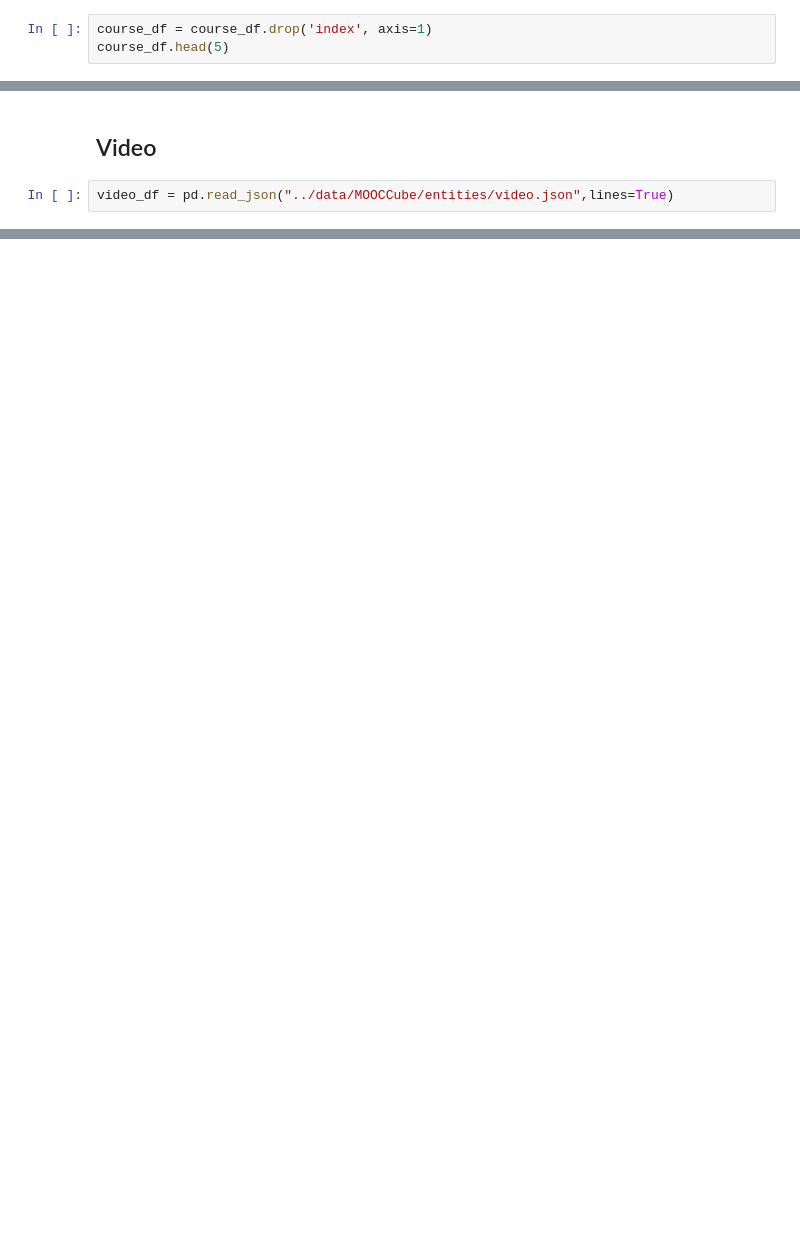
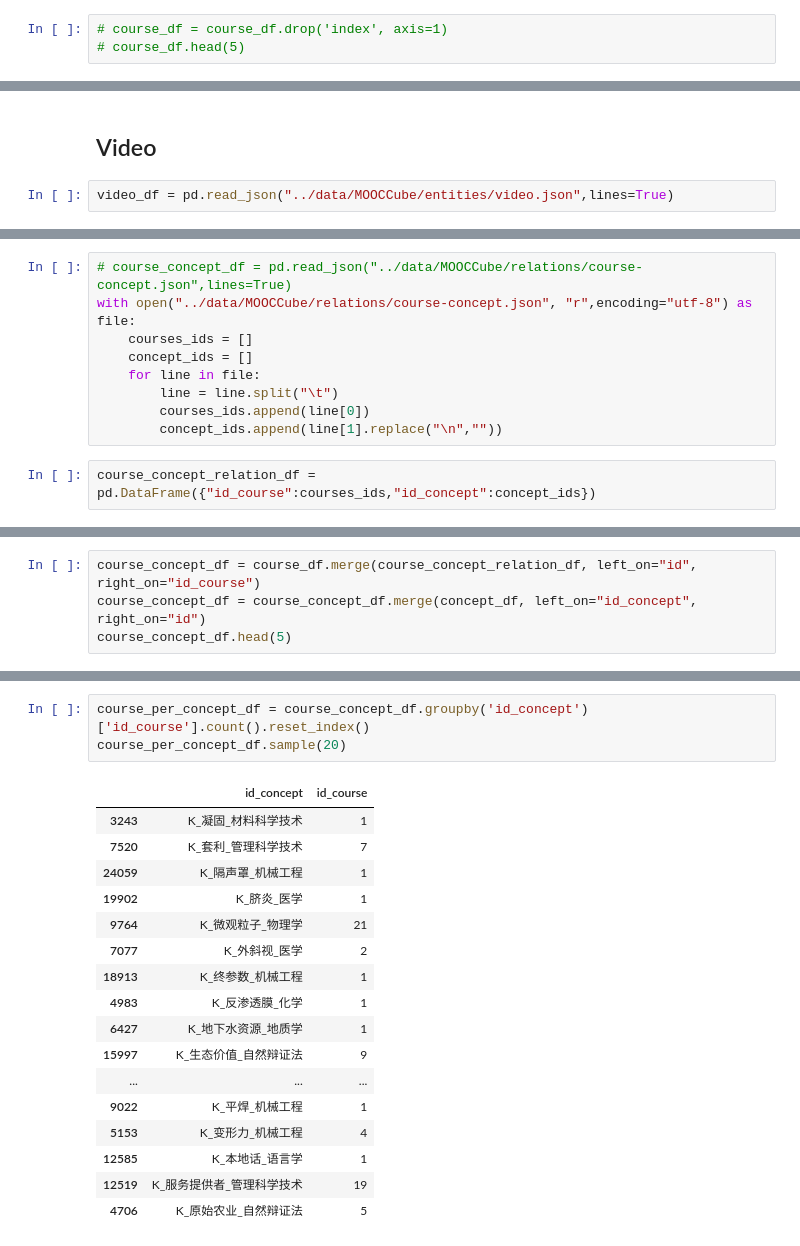
Before and after one commit to SantiagoPardo726/Tesis, a Jupyter notebook: notebooks/MOOCCubeExploration.ipynb, the cells around one changed output, grey strips where cells are left out. Cells and saved outputs as stored; diff of their text form; blank space fills up the shorter version.

```diff
--- a/notebooks/MOOCCubeExploration.ipynb
+++ b/notebooks/MOOCCubeExploration.ipynb
@@ -78,3 +71,3 @@ course_df.head(5)
 # %%
-course_df = course_df.drop('index', axis=1)
-course_df.head(5)
+# course_df = course_df.drop('index', axis=1)
+# course_df.head(5)
@@ -172,0 +161,11 @@ video_df.sample(5)
+# %%
+# course_concept_df = pd.read_json("../data/MOOCCube/relations/course-concept.json",lines=True)
+with open("../data/MOOCCube/relations/course-concept.json", "r",encoding="utf-8") as file:
+    courses_ids = []
+    concept_ids = []
+    for line in file:
+        line = line.split("\t")
+        courses_ids.append(line[0])
+        concept_ids.append(line[1].replace("\n",""))
+# %%
+course_concept_relation_df = pd.DataFrame({"id_course":courses_ids,"id_concept":concept_ids})
@@ -172,0 +181,4 @@ video_df.sample(5)
+# %%
+course_concept_df = course_df.merge(course_concept_relation_df, left_on="id", right_on="id_course")
+course_concept_df = course_concept_df.merge(concept_df, left_on="id_concept", right_on="id")
+course_concept_df.head(5)
@@ -172,0 +202,21 @@ video_df.sample(5)
+# %%
+course_per_concept_df = course_concept_df.groupby('id_concept')['id_course'].count().reset_index()
+course_per_concept_df.sample(20)
+# %% [output]
+|  | id_concept | id_course |
+| 3243 | K_凝固_材料科学技术 | 1 |
+| 7520 | K_套利_管理科学技术 | 7 |
+| 24059 | K_隔声罩_机械工程 | 1 |
+| 19902 | K_脐炎_医学 | 1 |
+| 9764 | K_微观粒子_物理学 | 21 |
+| 7077 | K_外斜视_医学 | 2 |
+| 18913 | K_终参数_机械工程 | 1 |
+| 4983 | K_反渗透膜_化学 | 1 |
+| 6427 | K_地下水资源_地质学 | 1 |
+| 15997 | K_生态价值_自然辩证法 | 9 |
+| ... | ... | ... |
+| 9022 | K_平焊_机械工程 | 1 |
+| 5153 | K_变形力_机械工程 | 4 |
+| 12585 | K_本地话_语言学 | 1 |
+| 12519 | K_服务提供者_管理科学技术 | 19 |
+| 4706 | K_原始农业_自然辩证法 | 5 |
```
Also changed, not shown: parts of 19 cells of this notebook, 2 other files.
